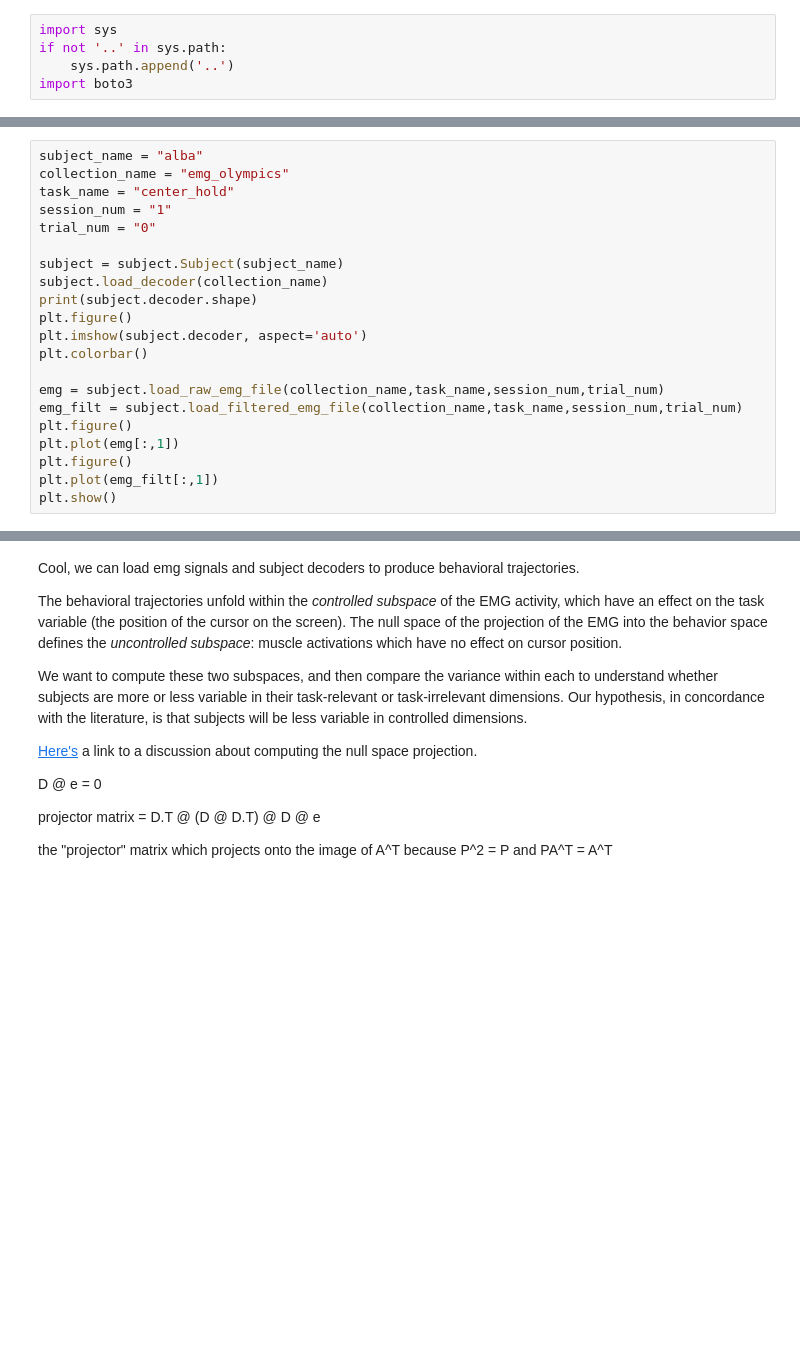
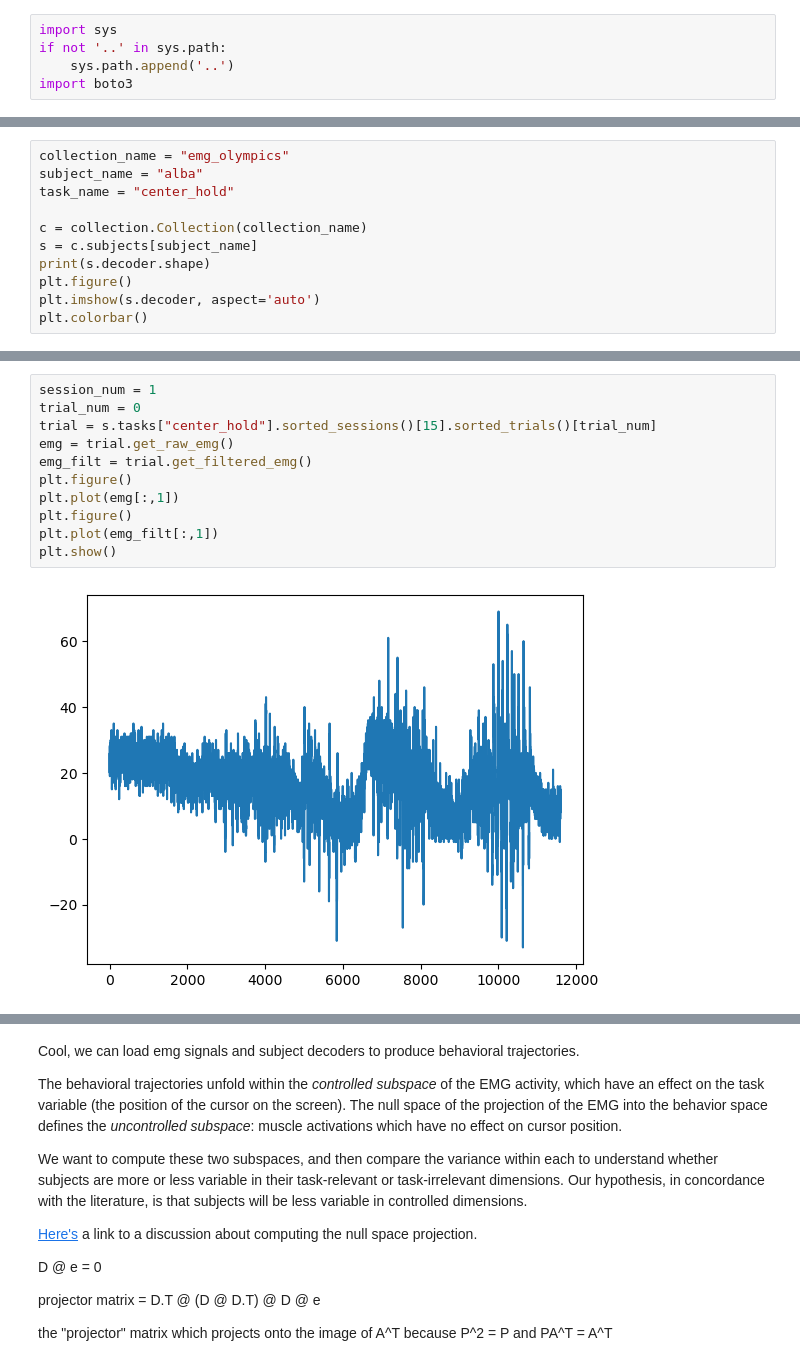
Before and after one commit to spewil/phd, a Jupyter notebook: analysis/notebooks/nullspace_variability.ipynb, the cells around one changed output, grey strips where cells are left out. Cells and saved outputs as stored; diff of their text form; blank space fills up the shorter version.

```diff
--- a/analysis/notebooks/nullspace_variability.ipynb
+++ b/analysis/notebooks/nullspace_variability.ipynb
@@ -45,23 +11,13 @@ emg_filt = lowpass(highpass((emg - offset) / variance )) ish
 # %%
+collection_name = "emg_olympics"
 subject_name = "alba"
-collection_name = "emg_olympics"
 task_name = "center_hold"
-session_num = "1"
-trial_num = "0"
 
-subject = subject.Subject(subject_name)
-subject.load_decoder(collection_name)
-print(subject.decoder.shape)
+c = collection.Collection(collection_name)
+s = c.subjects[subject_name]
+print(s.decoder.shape)
 plt.figure()
-plt.imshow(subject.decoder, aspect='auto')
+plt.imshow(s.decoder, aspect='auto')
 plt.colorbar()
-
-emg = subject.load_raw_emg_file(collection_name,task_name,session_num,trial_num)
-emg_filt = subject.load_filtered_emg_file(collection_name,task_name,session_num,trial_num)
-plt.figure()
-plt.plot(emg[:,1])
-plt.figure()
-plt.plot(emg_filt[:,1])
-plt.show()
 # %% [output]
 (6, 64)
@@ -70,0 +26,13 @@ plt.show()
+# %%
+session_num = 1
+trial_num = 0
+trial = s.tasks["center_hold"].sorted_sessions()[15].sorted_trials()[trial_num]
+emg = trial.get_raw_emg()
+emg_filt = trial.get_filtered_emg()
+plt.figure()
+plt.plot(emg[:,1])
+plt.figure()
+plt.plot(emg_filt[:,1])
+plt.show()
+# %% [output]
+[figure, added]
```
Also changed, not shown: parts of 11 cells of this notebook, 5 other files.
